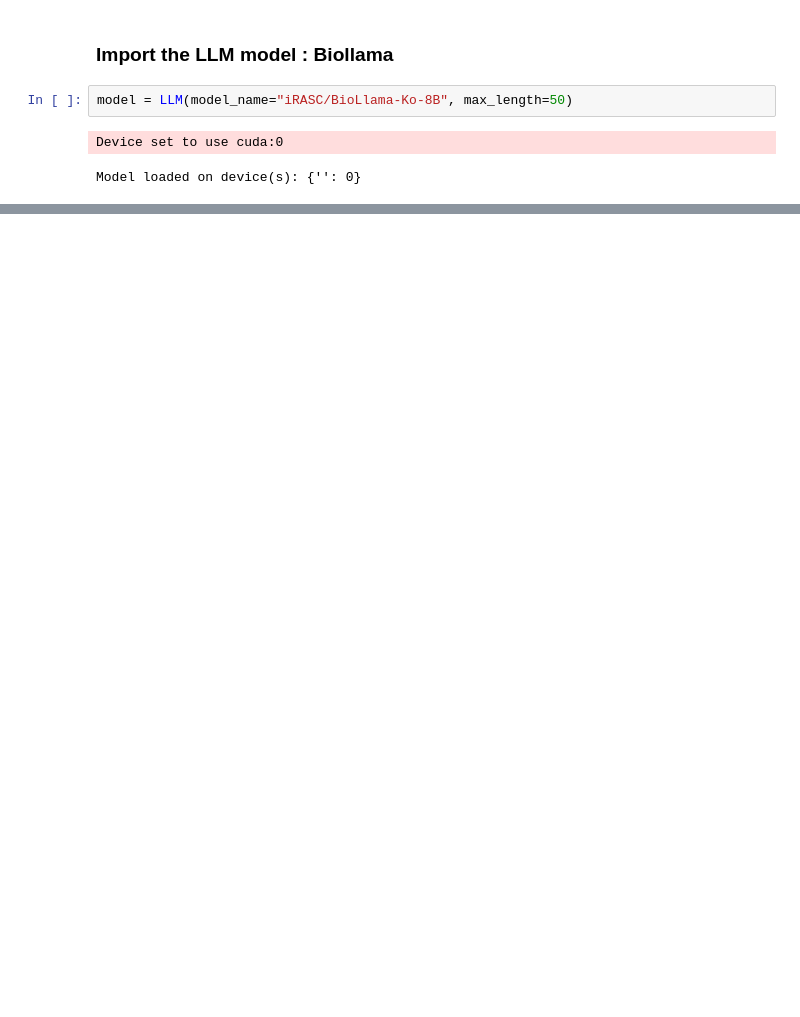
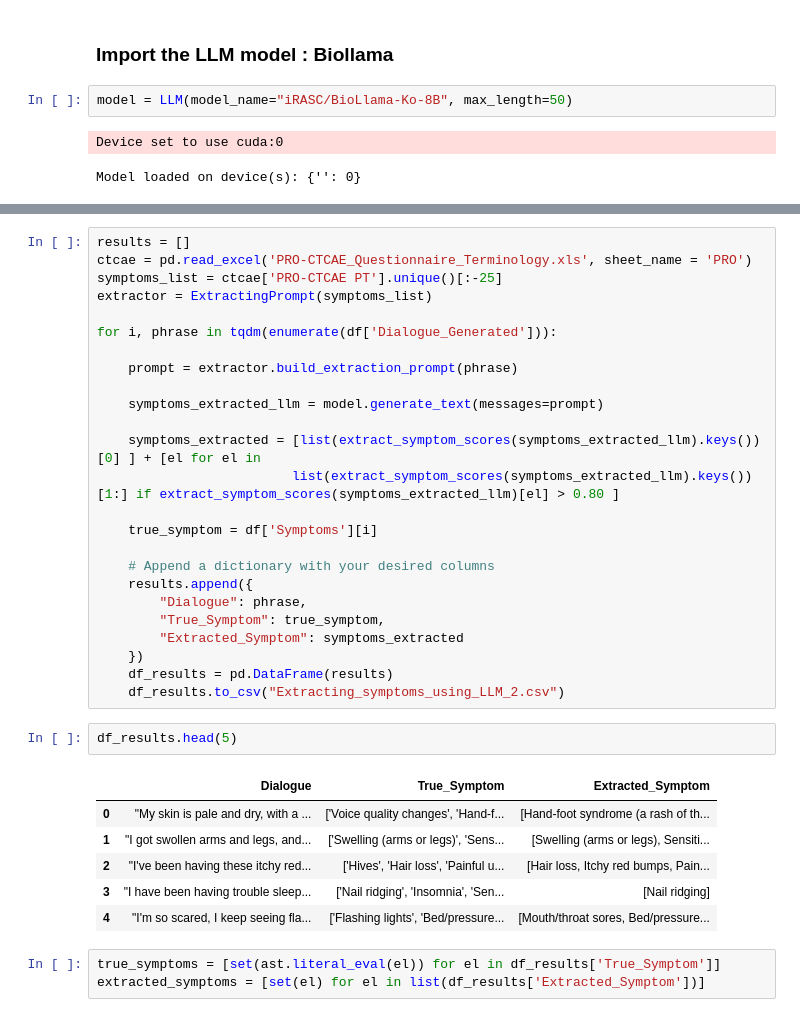
Before and after one commit to ayalaajil/MDS_Project_Mima, a Jupyter notebook: clean_code/notebook.ipynb, the cells around one changed output, grey strips where cells are left out. Saved outputs shown, nothing was run; the diff lists cells and outputs as text; blank space fills up the shorter version.

```diff
--- a/clean_code/notebook.ipynb
+++ b/clean_code/notebook.ipynb
@@ -117,0 +269,37 @@ results
+# %%
+results = []
+ctcae = pd.read_excel('PRO-CTCAE_Questionnaire_Terminology.xls', sheet_name = 'PRO')
+symptoms_list = ctcae['PRO-CTCAE PT'].unique()[:-25]
+extractor = ExtractingPrompt(symptoms_list)
+
+for i, phrase in tqdm(enumerate(df['Dialogue_Generated'])):
+
+    prompt = extractor.build_extraction_prompt(phrase)
+
+    symptoms_extracted_llm = model.generate_text(messages=prompt)
+
+    symptoms_extracted = [list(extract_symptom_scores(symptoms_extracted_llm).keys())[0] ] + [el for el in
+                         list(extract_symptom_scores(symptoms_extracted_llm).keys())[1:] if extract_symptom_scores(symptoms_extracted_llm)[el] > 0.80 ]
+
+    true_symptom = df['Symptoms'][i]
+
+    # Append a dictionary with your desired columns
+    results.append({
+        "Dialogue": phrase,
+        "True_Symptom": true_symptom,
+        "Extracted_Symptom": symptoms_extracted
+    })
+    df_results = pd.DataFrame(results)
+    df_results.to_csv("Extracting_symptoms_using_LLM_2.csv")
+# %%
+df_results.head(5)
+# %% [output]
+|  | Dialogue | True_Symptom | Extracted_Symptom |
+| 0 | "My skin is pale and dry, with a ... | ['Voice quality changes', 'Hand-f... | [Hand-foot syndrome (a rash of th... |
+| 1 | "I got swollen arms and legs, and... | ['Swelling (arms or legs)', 'Sens... | [Swelling (arms or legs), Sensiti... |
+| 2 | "I've been having these itchy red... | ['Hives', 'Hair loss', 'Painful u... | [Hair loss, Itchy red bumps, Pain... |
+| 3 | "I have been having trouble sleep... | ['Nail ridging', 'Insomnia', 'Sen... | [Nail ridging] |
+| 4 | "I'm so scared, I keep seeing fla... | ['Flashing lights', 'Bed/pressure... | [Mouth/throat sores, Bed/pressure... |
+# %%
+true_symptoms = [set(ast.literal_eval(el)) for el in df_results['True_Symptom']]
+extracted_symptoms = [set(el) for el in list(df_results['Extracted_Symptom'])]
```
Also changed, not shown: parts of 32 cells of this notebook, 7 other files.
